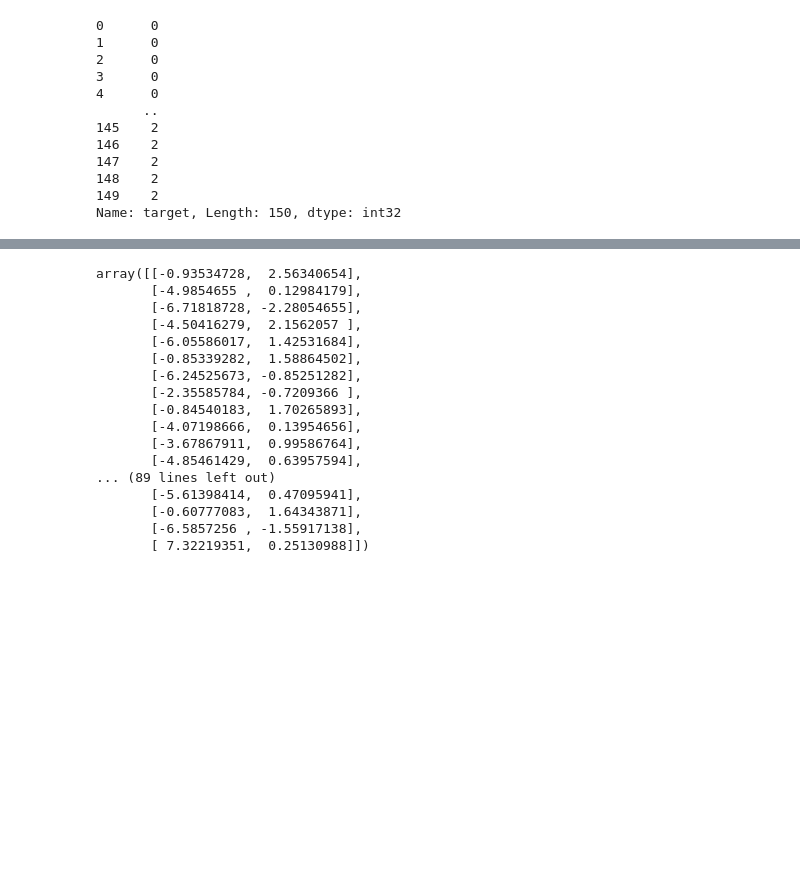
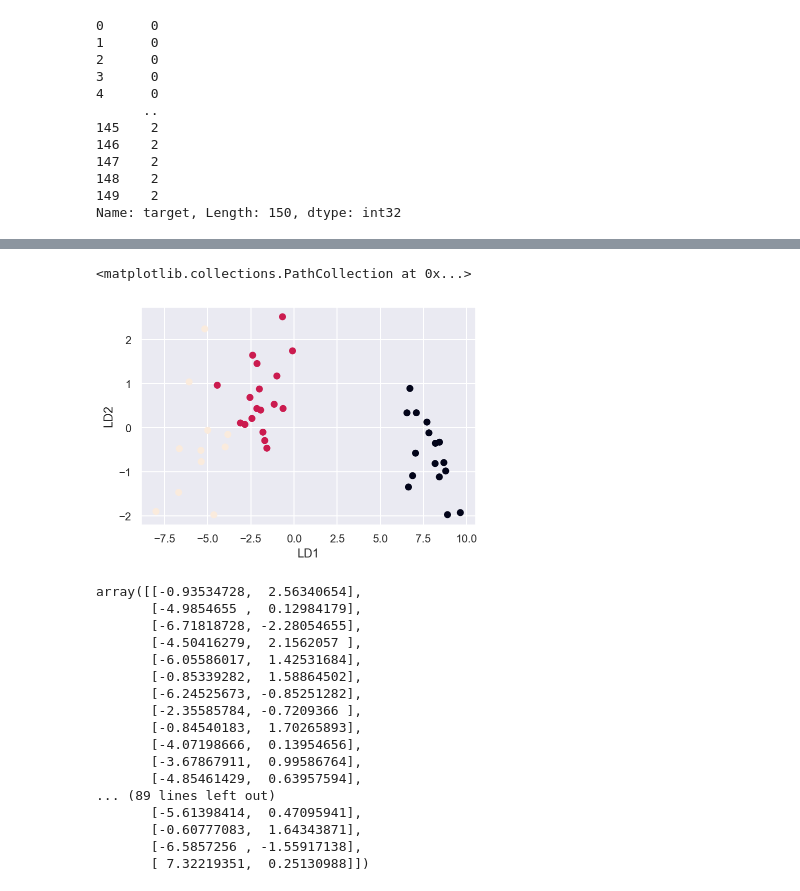
Before and after one commit to AbdMamun94/strive, a Jupyter notebook: 02_IRIS_LDA.ipynb, the cells around one changed output, grey strips where cells are left out. Drawn from its saved outputs; the diff is of its cells as text; code cells hidden in the pictures; blank space fills up the shorter version.

```diff
--- a/02_IRIS_LDA.ipynb
+++ b/02_IRIS_LDA.ipynb
@@ -162,0 +263,3 @@ X_test_lda = lda.transform(X_test_scaled)
+# %%
+X_test_LDA = lda.transform (X_test_scaled)
+X_test_LDA
@@ -162,0 +284,9 @@ X_test_lda = lda.transform(X_test_scaled)
+# %%
+plt.xlabel("LD1")
+plt.ylabel("LD2")
+
+
+plt.scatter(X_test_LDA [: , 0], X_test_LDA [:, 1] , c= y_test)
+# %% [output]
+<matplotlib.collections.PathCollection at 0x...>
+[figure, added]
```
Also changed, not shown: parts of 17 cells of this notebook.
